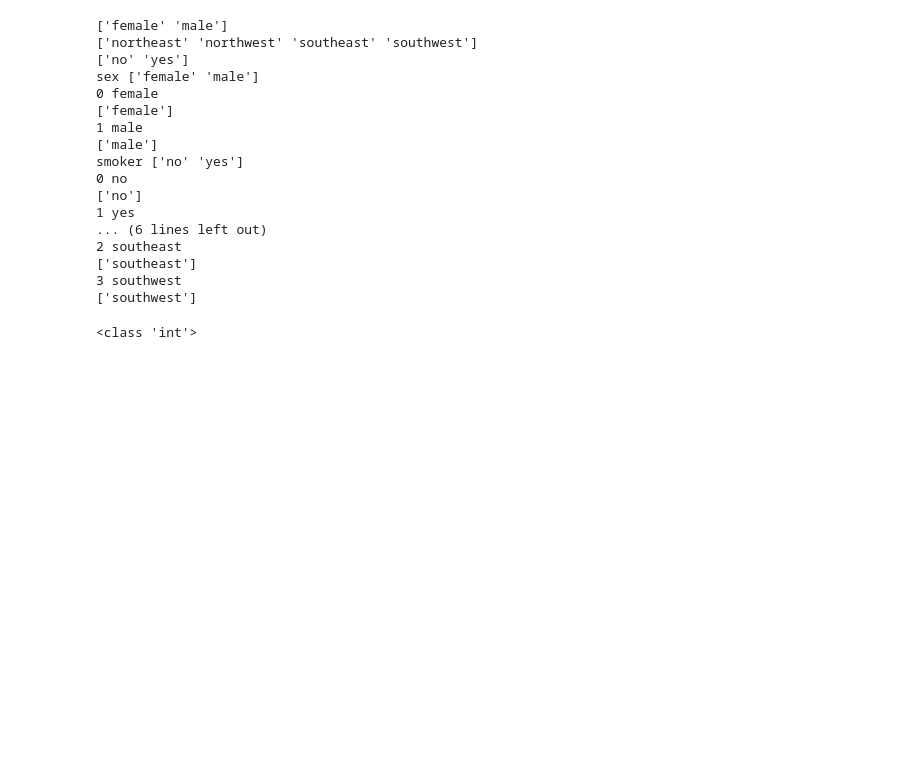
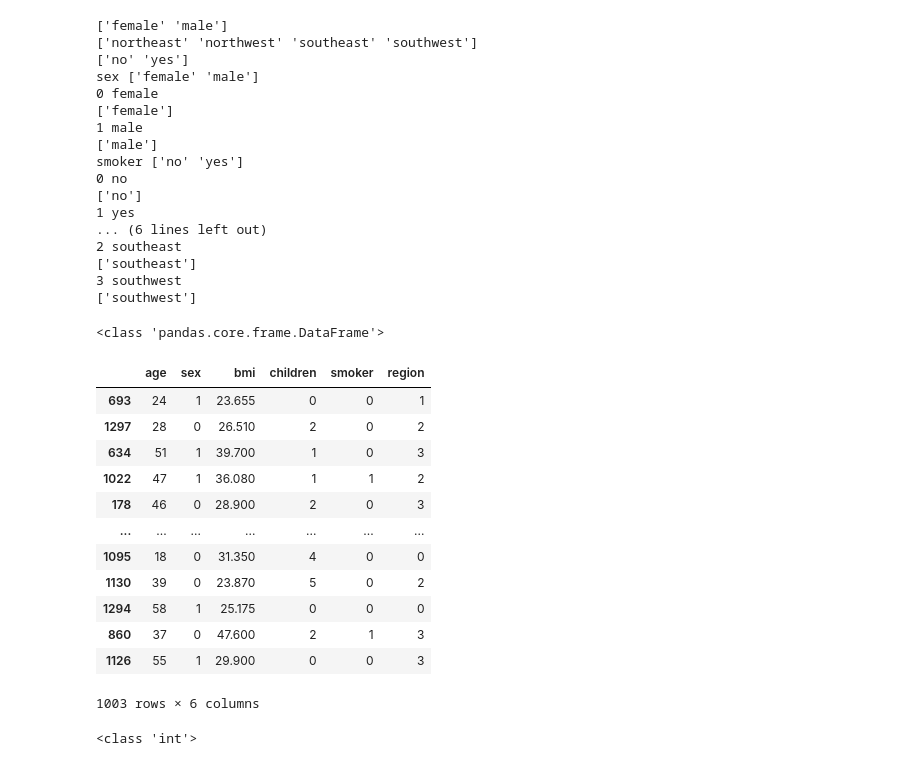
Before and after one commit to Arannamoy-Mondal/NLP-MLOPS, a Jupyter notebook: Pytorch/3_create_linear_regression_model.ipynb, the cells around one changed output. Drawn from its saved outputs; the diff is of its cells as text; code cells hidden in the pictures; blank space fills up the shorter version.

```diff
--- a/Pytorch/3_create_linear_regression_model.ipynb
+++ b/Pytorch/3_create_linear_regression_model.ipynb
@@ -91,4 +91,8 @@ smoker ['no' 'yes']
 ['southeast']
 3 southwest
 ['southwest']
+# %%
+print(type(train_df))
+# %% [output]
+<class 'pandas.core.frame.DataFrame'>
 # %%
@@ -99,3 +103,19 @@ y_test=test_df['charges']
+# %%
+X_train_df
+# %% [output]
+|  | age | sex | bmi | children | smoker | region |
+| 693 | 24 | 1 | 23.655 | 0 | 0 | 1 |
+| 1297 | 28 | 0 | 26.510 | 2 | 0 | 2 |
+| 634 | 51 | 1 | 39.700 | 1 | 0 | 3 |
+| 1022 | 47 | 1 | 36.080 | 1 | 1 | 2 |
+| 178 | 46 | 0 | 28.900 | 2 | 0 | 3 |
+| ... | ... | ... | ... | ... | ... | ... |
+| 1095 | 18 | 0 | 31.350 | 4 | 0 | 0 |
+| 1130 | 39 | 0 | 23.870 | 5 | 0 | 2 |
+| 1294 | 58 | 1 | 25.175 | 0 | 0 | 0 |
+| 860 | 37 | 0 | 47.600 | 2 | 1 | 3 |
+| 1126 | 55 | 1 | 29.900 | 0 | 0 | 3 |
+1003 rows × 6 columns
 # %%
 class SimpleNNLinearRegression(nn.Module):
     def __init__(self, input_layer,hidden_layer,output_layer):
```
Also changed, not shown: parts of 14 cells of this notebook, 3 other files.
